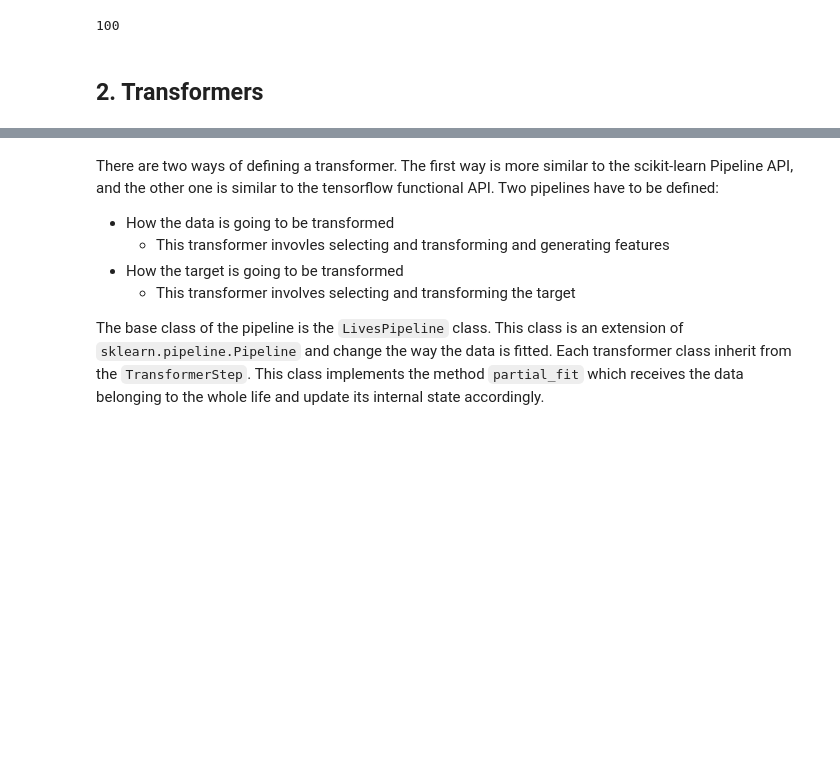
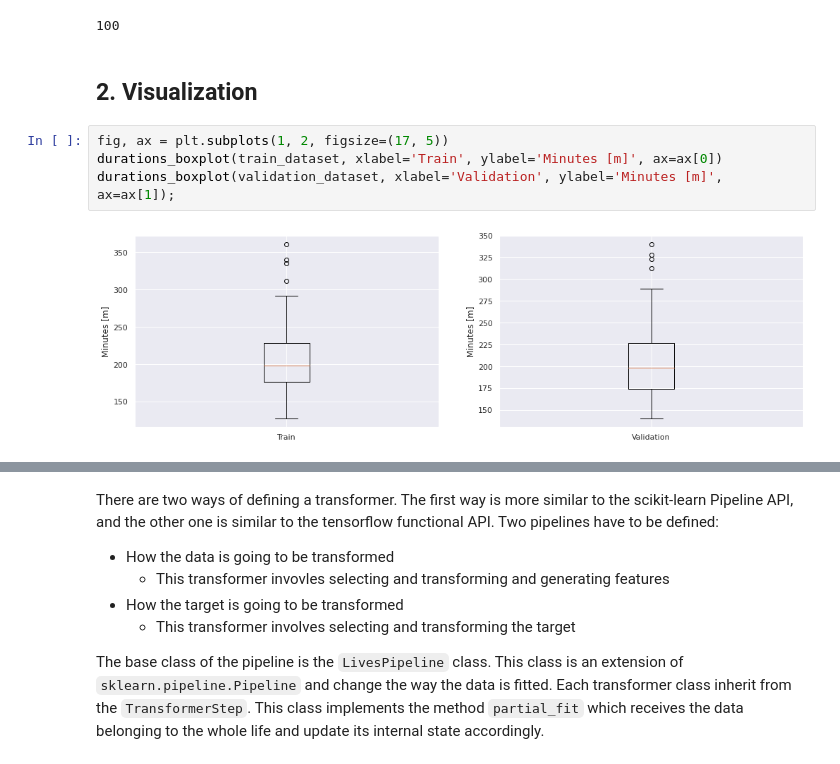
Before and after one commit to lucianolorenti/ceruleo, a Jupyter notebook: doc/examples/ExampleAircraftEngine.ipynb, the cells around one changed output, grey strips where cells are left out. Drawn from its saved outputs; the diff is of its cells as text; blank space fills up the shorter version.

```diff
--- a/doc/examples/ExampleAircraftEngine.ipynb
+++ b/doc/examples/ExampleAircraftEngine.ipynb
@@ -97,4 +99,10 @@ len(validation_dataset)
 # %% [output]
 100
 # %% [markdown]
-## 2. Transformers
+## 2. Visualization
+# %%
+fig, ax = plt.subplots(1, 2, figsize=(17, 5))
+durations_boxplot(train_dataset, xlabel='Train', ylabel='Minutes [m]', ax=ax[0])
+durations_boxplot(validation_dataset, xlabel='Validation', ylabel='Minutes [m]', ax=ax[1]);
+# %% [output]
+[figure, added]
```
Also changed, not shown: parts of 16 cells of this notebook, 11 other files.
